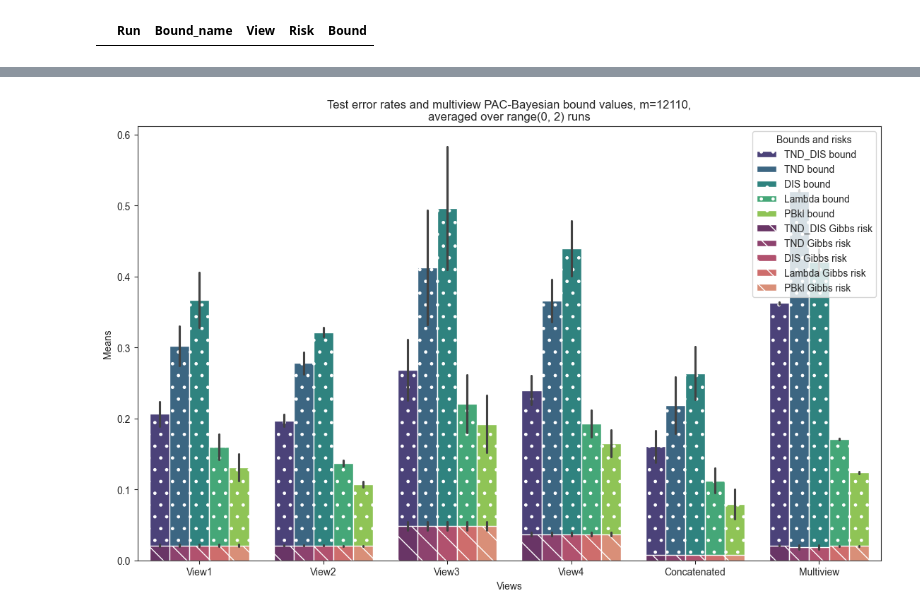
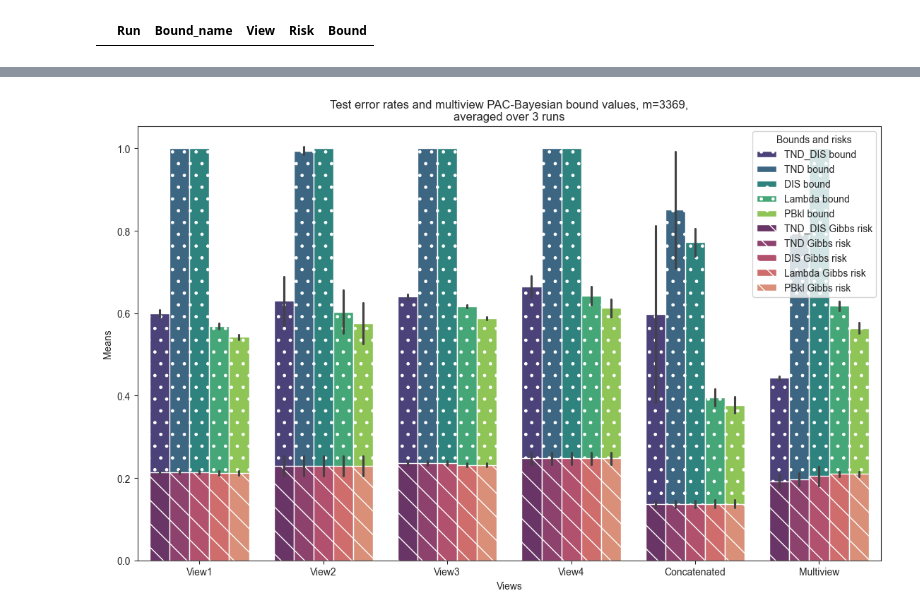
Before and after one commit to adidi24/Multi-View-Majority-Vote-Learning-Algorithms-Direct-Minimization-of-PAC-Bayesian-Bounds, a Jupyter notebook: empirical-evaluation-jupyter.ipynb, the cells around one changed output, grey strips where cells are left out. Drawn from its saved outputs; the diff is of its cells as text; code cells hidden in the pictures.

```diff
--- a/empirical-evaluation-jupyter.ipynb
+++ b/empirical-evaluation-jupyter.ipynb
@@ -116,7 +120,7 @@ for s1_size in s_labeled_sizes:
         elif TO_BINARY == "other":
             y_train, y_test = other_binary_options(y_train, y_test)
         else:
-            print(colored(f"WARNING: TO_BINARY={TO_BINARY}, continuing", 'red'))
+            print(colored(f"WARNING: TO_BINARY={TO_BINARY}, continuing", 'yellow'))
 
         # Split the dataset into labeled and unlabeled
         s_labeled, s_unlabeled = s1_s2_split(Xs_train, y_train, Xs_test, y_test, s1_size=s1_size, random_state=run)
@@ -188,9 +192,8 @@ for s1_size in s_labeled_sizes:
             print(f"{dNDF_mv.posterior_Qv=} {dNDF_mv.posterior_rho=}")
 
             # Compute the risk of the multiview classifier
-            _, mv_risk, v_risks = dNDF_mv.predict_MV(Xs_test, y_test)
-            _, _, concat_risk = dNDF_concat.predict_MV([np.concatenate(Xs_test, axis=1)],
-                                                    y_test)
+            _, mv_risk, v_risks = dNDF_mv.predict_MV(s_labeled["Xs_test"], s_labeled["y_test"])
+            _, _, concat_risk = dNDF_concat.predict_MV(X_test_concat, s_labeled["y_test"])
 
             # Save the results
             print(colored(f"Entering save and stats zone-------------------------------", 'green'))
@@ -209,5 +212,6 @@ for s1_size in s_labeled_sizes:
                     "Bound": "{:.3f}".format(b)}
                 experiments[s1_size].append(exp)
             # TODO: add the posterior_Qv and posterior_rho to the experiment
+        del dNDF_mv, dNDF_concat
 # %% [output]
 ##################################################
@@ -233,7 +237,7 @@ for key, experiment_list in experiments.items():
     experiment_df = pd.DataFrame(experiments[key])
     experiment_df.to_csv(f"results/{dataset._name}_{key*100}_labeled.csv", sep=" ", index=False)
 # %%
-df = pd.DataFrame(experiments[0.1])
+df = pd.DataFrame(experiments[0.3])
 # df['Bound'] = df['Bound'].apply(lambda x: x[0] if isinstance(x, (list, np.ndarray)) else x)
 # df['Risk'] = df['Risk'].apply(lambda x: x[0] if isinstance(x, (list, np.ndarray)) else x)
 df.head(20)
@@ -260,4 +264,5 @@ df[df["Risk"] > df["Bound"]]
 # %% [output]
 |  | Run | Bound_name | View | Risk | Bound |
 # %%
-df.shape, df[df["Risk"] < df["Bound"]].shape
+df["Risk"] = df["Risk"].astype(float)
+df["Bound"] = df["Bound"].astype(float)
@@ -305,13 +309,12 @@ plot_results_grid(df, len(s_labeled["Xs_train"][0]))
 # %%
-def plot_results(experiments, m, runs=RUNS, bounds=bounds):
-
+def plot_results(experiments, m, runs=len(RUNS), bounds=bounds):
     sns.set_style(style="ticks")
     bounds_palette = sns.mpl_palette("viridis", n_colors=len(bounds))
     risk_palette = sns.color_palette("flare", n_colors=len(bounds))
     risk_palette.reverse()
 
-    ax = sns.barplot(experiments, x='View', hue='Bound_name', y='Bound', width=0.8, hatch='.', palette=bounds_palette)
-    ax = sns.barplot(experiments, x='View', hue='Bound_name', y='Risk', width=0.8, hatch='\\', palette=risk_palette)
+    ax = sns.barplot(experiments, x='View', hue='Bound_name', y='Bound', errorbar="sd", width=0.8, hatch='.', palette=bounds_palette)
+    ax = sns.barplot(experiments, x='View', hue='Bound_name', y='Risk', errorbar="sd", width=0.8, hatch='\\', palette=risk_palette)
 
     plt.title(f'Test error rates and multiview PAC-Bayesian bound values, {m=},\naveraged over {runs} runs')
     plt.xlabel('Views')
@@ -326,6 +329,6 @@ def plot_results(experiments, m, runs=RUNS, bounds=bounds):
     plt.gcf().set_size_inches(12, 8)
     plt.show()
 # %%
-plot_results(df, len(Xs_train[0]))
+plot_results(df, len(s_labeled["Xs_train"][0]))
 # %% [output]
-[figure, old version]
+[figure, new version]
```
Also changed, not shown: parts of 9 cells of this notebook, 8 other files.
